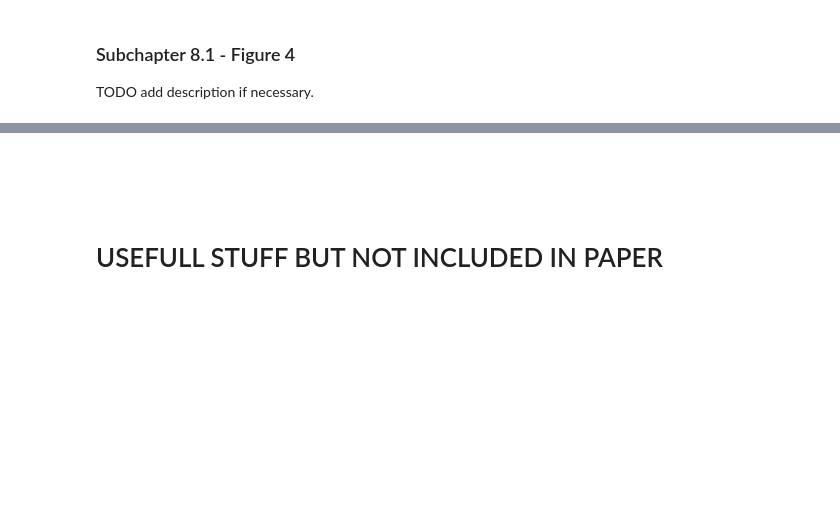
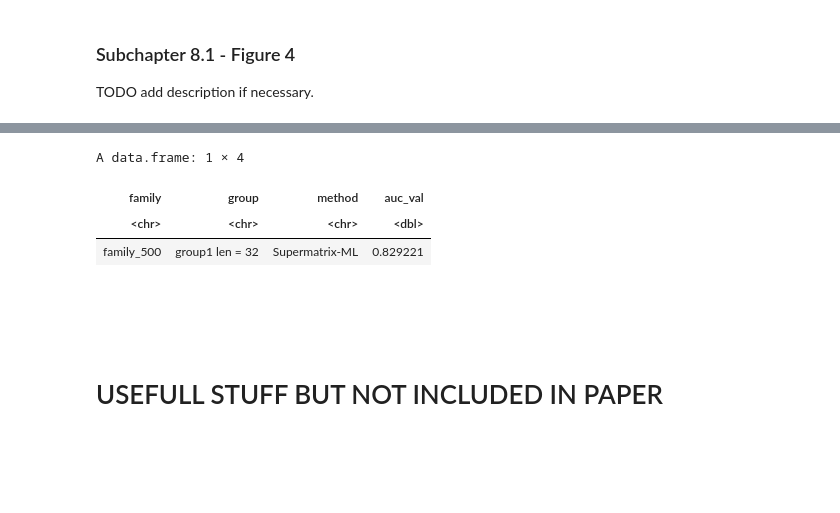
Before and after one commit to alessiovignoli/paralogs-nf, a Jupyter notebook: analysis/simulated_data.ipynb, the cells around one changed output, grey strips where cells are left out. Cells and saved outputs as stored; diff of their text form; code cells hidden in the pictures; blank space fills up the shorter version.

```diff
--- a/analysis/simulated_data.ipynb
+++ b/analysis/simulated_data.ipynb
@@ -1241,3 +1333,10 @@ Saving 7 x 7 in image
+# %%
+df_family_auc
+# %% [output]
+A data.frame: 1 × 4
+| family | group | method | auc_val |
+| <chr> | <chr> | <chr> | <dbl> |
+| family_500 | group1 len = 32 | Supermatrix-ML | 0.829221 |
 # %% [markdown]
 <br><br><br>
 # USEFULL STUFF BUT NOT INCLUDED IN PAPER
```
Also changed, not shown: parts of 7 cells of this notebook, 11 other files.
